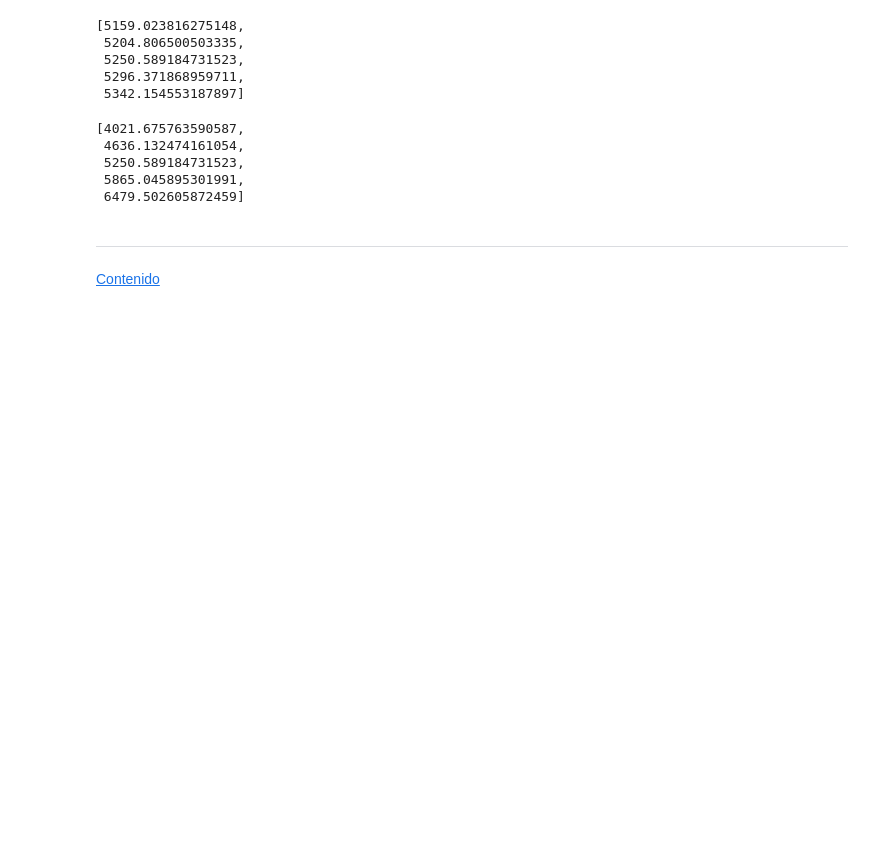
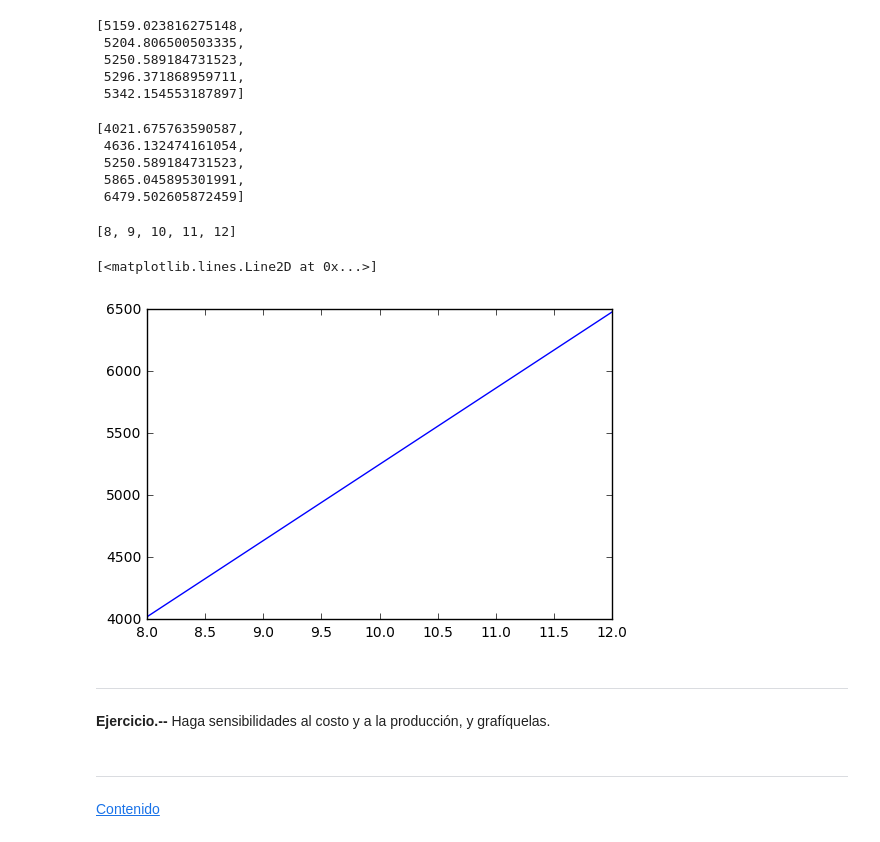
Before and after one commit to portillo247/ingenieria-economica, a Jupyter notebook: IE-06-analisis.ipynb, the cells around one changed output. Cells and saved outputs as stored; diff of their text form; code cells hidden in the pictures; blank space fills up the shorter version.

```diff
--- a/IE-06-analisis.ipynb
+++ b/IE-06-analisis.ipynb
@@ -270,3 +275,17 @@ project([0.08, 0.10, 0.12], 100, 10, 220, 2000)
+# %%
+precio = [8, 9, 10, 11, 12]
+y = [project(0.10, 100, x, 220, 2000) for x in precio]
+# %% [output]
+[8, 9, 10, 11, 12]
+# %%
+plt.plot(precio, y)
+# %% [output]
+[<matplotlib.lines.Line2D at 0x...>]
+[figure, added]
+# %% [markdown]
+---
+# %% [markdown]
+**Ejercicio.--** Haga sensibilidades al costo y a la producción, y grafíquelas.
 # %% [markdown]
 ---
 # %% [markdown]
```
Also changed, not shown: parts of 2 cells of this notebook, 2 other files.
